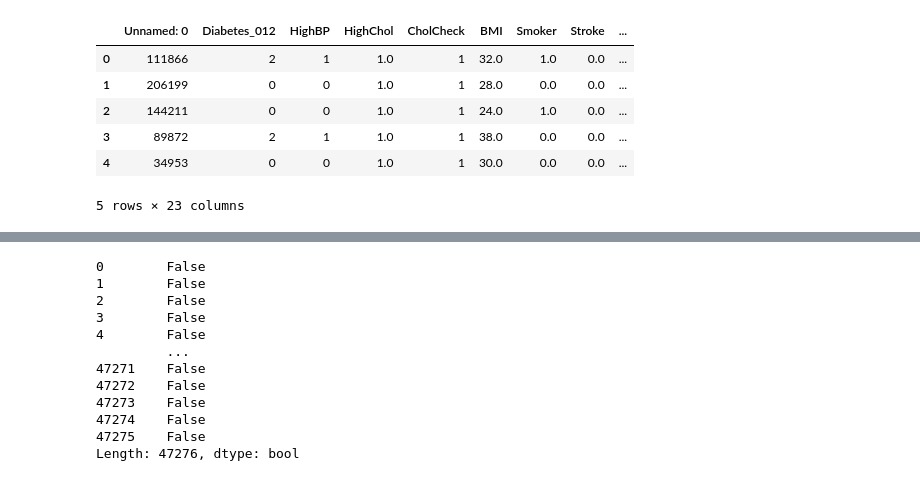
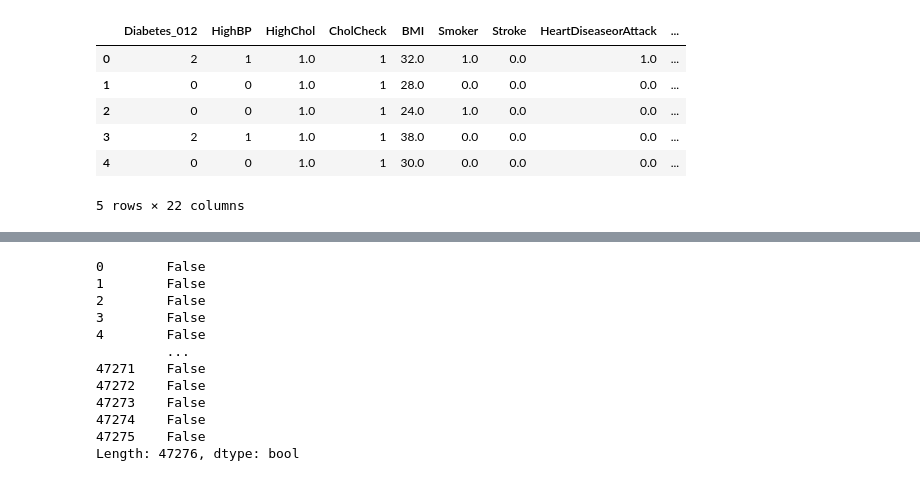
Before and after one commit to zackinthebush/exam_git, a Jupyter notebook: template_branche.ipynb, the cells around one changed output, grey strips where cells are left out. Drawn from its saved outputs; the diff is of its cells as text; code cells hidden in the pictures.

```diff
--- a/template_branche.ipynb
+++ b/template_branche.ipynb
@@ -9,10 +11,15 @@ import pickle
 # %%
 # Import data
 data = pd.read_csv('data_train_diabetes_health_indicators.csv')
+test = pd.read_csv('date_validation_diabetes_health_indicators.csv')
+del data['Unnamed: 0']
+del test['Unnamed: 0']
 data['Diabetes_012'] = data['Diabetes_012'].astype(int)
+test['Diabetes_012'] = test['Diabetes_012'].astype(int)
 
-X = data.drop(columns=['Diabetes_012'])
-y = data['Diabetes_012']
-
+X_train = data.drop(columns=['Diabetes_012'])
+y_train = data['Diabetes_012']
+X_test = test.drop(columns=['Diabetes_012'])
+y_test = test['Diabetes_012']
 # Split data into train and test
-X_train, X_test, y_train, y_test = train_test_split(X, y, test_size=0.2, random_state=42)
+test.head(5)
@@ -19,15 +34,15 @@ X_train, X_test, y_train, y_test = train_test_split(X, y, test_size=0.2, random_
 # %%
 # Analyse data
 #--- exemple ---
-data.head(5)
+test.head(5)
 # %% [output]
-|  | Unnamed: 0 | Diabetes_012 | HighBP | HighChol | CholCheck | BMI | Smoker | Stroke | ... |
-| 0 | 111866 | 2 | 1 | 1.0 | 1 | 32.0 | 1.0 | 0.0 | ... |
-| 1 | 206199 | 0 | 0 | 1.0 | 1 | 28.0 | 0.0 | 0.0 | ... |
-| 2 | 144211 | 0 | 0 | 1.0 | 1 | 24.0 | 1.0 | 0.0 | ... |
-| 3 | 89872 | 2 | 1 | 1.0 | 1 | 38.0 | 0.0 | 0.0 | ... |
-| 4 | 34953 | 0 | 0 | 1.0 | 1 | 30.0 | 0.0 | 0.0 | ... |
+|  | Diabetes_012 | HighBP | HighChol | CholCheck | BMI | Smoker | Stroke | HeartDiseaseorAttack | ... |
+| 0 | 2 | 1 | 1.0 | 1 | 32.0 | 1.0 | 0.0 | 1.0 | ... |
+| 1 | 0 | 0 | 1.0 | 1 | 28.0 | 0.0 | 0.0 | 0.0 | ... |
+| 2 | 0 | 0 | 1.0 | 1 | 24.0 | 1.0 | 0.0 | 0.0 | ... |
+| 3 | 2 | 1 | 1.0 | 1 | 38.0 | 0.0 | 0.0 | 0.0 | ... |
+| 4 | 0 | 0 | 1.0 | 1 | 30.0 | 0.0 | 0.0 | 0.0 | ... |
-5 rows × 23 columns
+5 rows × 22 columns
 # %%
 data.shape
 # %% [output]
```
Also changed, not shown: parts of 12 cells of this notebook.
